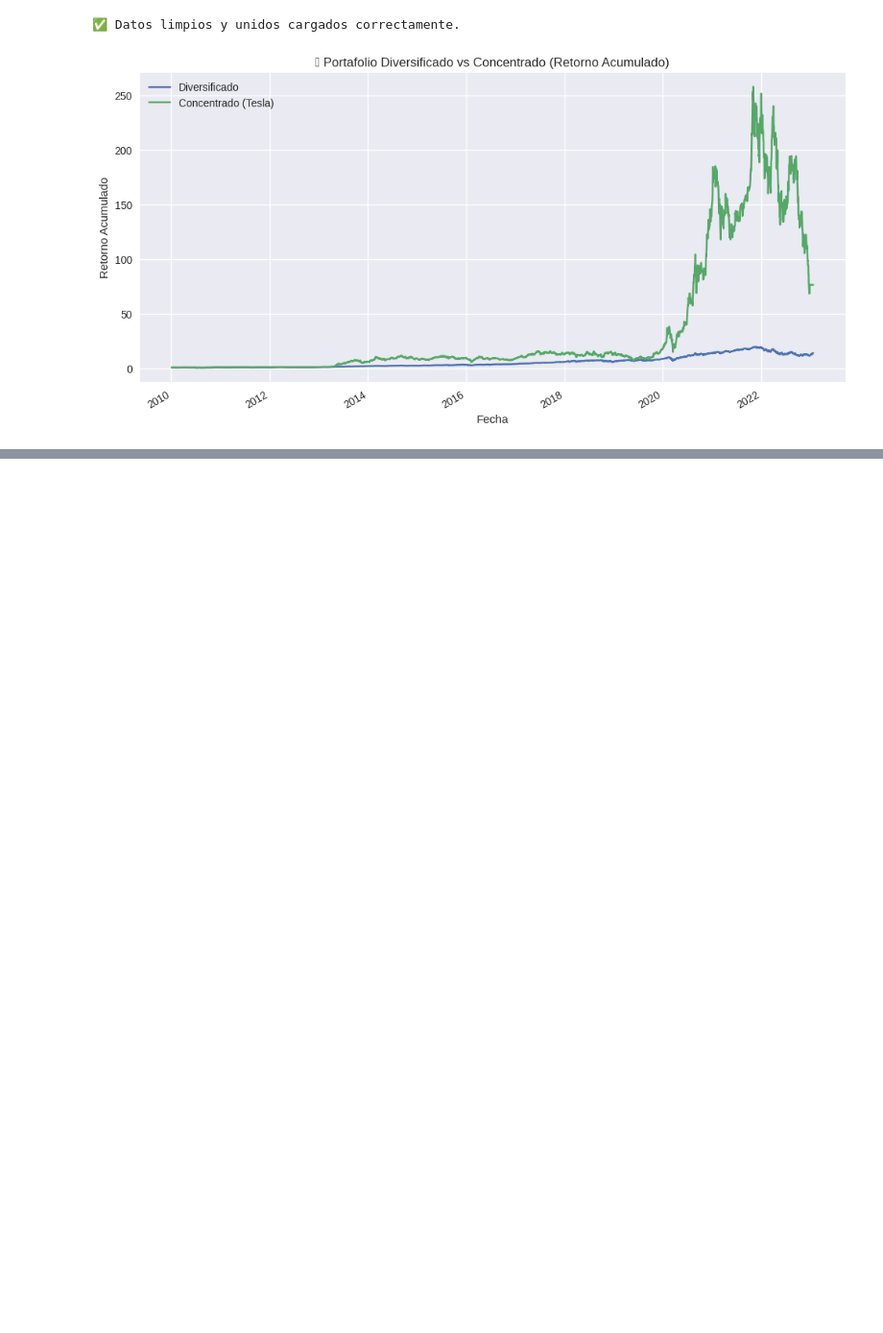
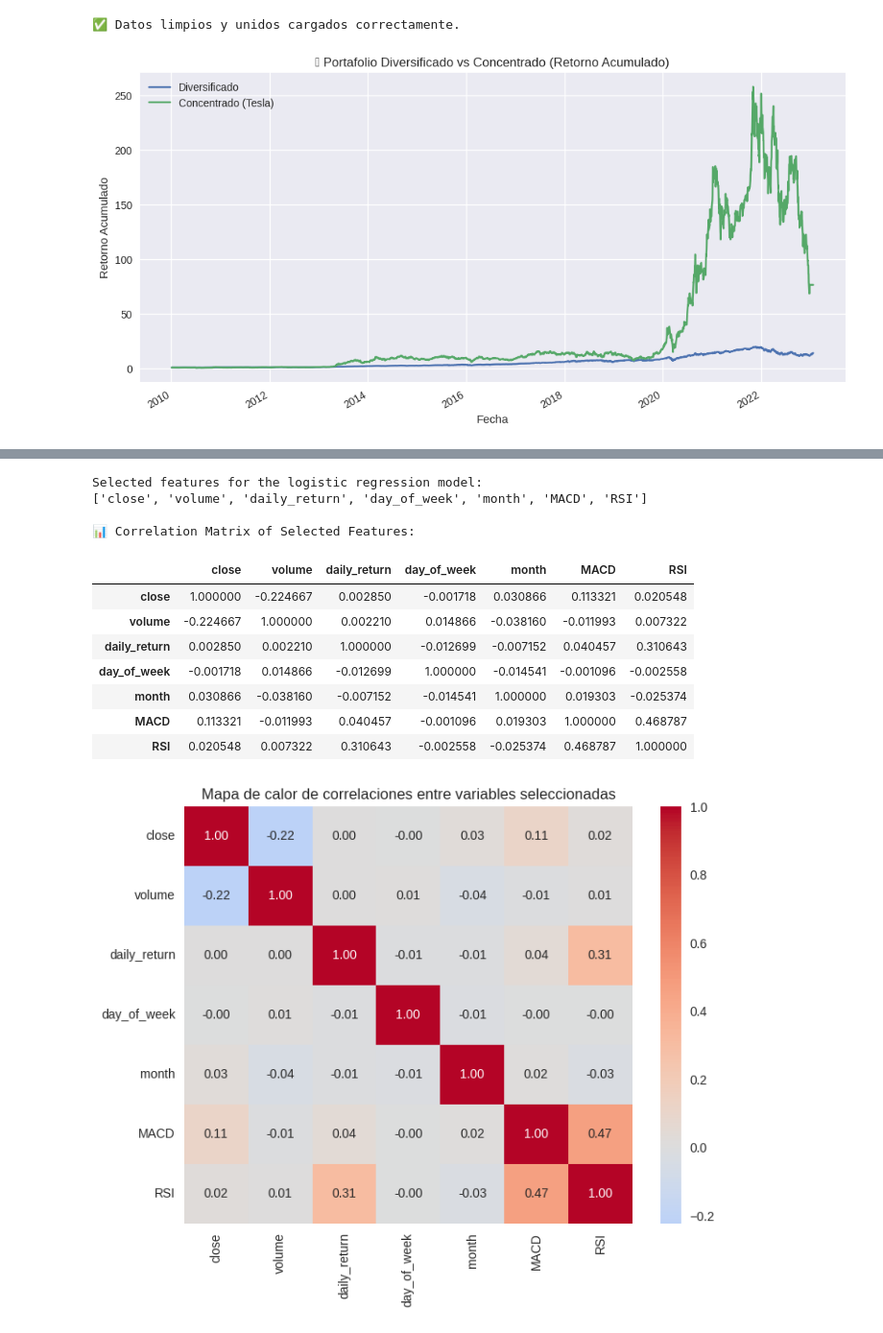
Before and after one commit to carmencamargo3c-coder/googlecolaboratoryproyectoacciones, a Jupyter notebook: Copia_de_Carmenlaboratoriaproyecto3v3.ipynb, the cells around one changed output, grey strips where cells are left out. Shown at 96% size. Cells and saved outputs as stored; diff of their text form; code cells hidden in the pictures; blank space fills up the shorter version.

```diff
--- a/Copia_de_Carmenlaboratoriaproyecto3v3.ipynb
+++ b/Copia_de_Carmenlaboratoriaproyecto3v3.ipynb
@@ -2739,0 +3088,53 @@ else:
+# %%
+# Analyze the correlation matrix to identify highly correlated features
+# Based on the heatmap, the original price columns (open, high, low, close, adj_close)
+# and rolling_mean_close_10d are highly correlated (close to 1 or -1).
+# MACD and Signal_Line are also highly correlated.
+
+# Decision:
+# - Keep one price-related variable (e.g., 'close').
+# - Keep 'volume' as it has low correlation with prices.
+# - Keep 'daily_return' as it's directly related to the target variable.
+# - Keep time-based features ('day_of_week', 'month') as they might capture seasonality.
+# - Keep one of the highly correlated MACD/Signal_Line pair (e.g., 'MACD').
+# - Keep 'RSI' as it shows moderate correlation with daily_return and low correlation with prices.
+
+# Selected features for the logistic regression model
+selected_features = [
+    'close',
+    'volume',
+    'daily_return',
+    'day_of_week',
+    'month',
+    'MACD',
+    'RSI'
+]
+
+print("Selected features for the logistic regression model:")
+print(selected_features)
+
+# Verify the correlation among the selected features (optional, but good practice)
+# Drop rows with NaNs in the selected features before calculating correlation
+corr_matrix_selected = merged[selected_features].dropna().corr(method='pearson')
+
+print("\n📊 Correlation Matrix of Selected Features:")
+display(corr_matrix_selected)
+
+plt.figure(figsize=(8, 6))
+sns.heatmap(corr_matrix_selected, annot=True, cmap='coolwarm', center=0, fmt=".2f")
+plt.title("Mapa de calor de correlaciones entre variables seleccionadas")
+plt.show()
+# %% [output]
+Selected features for the logistic regression model:
+['close', 'volume', 'daily_return', 'day_of_week', 'month', 'MACD', 'RSI']
+
+📊 Correlation Matrix of Selected Features:
+|  | close | volume | daily_return | day_of_week | month | MACD | RSI |
+| close | 1.000000 | -0.224667 | 0.002850 | -0.001718 | 0.030866 | 0.113321 | 0.020548 |
+| volume | -0.224667 | 1.000000 | 0.002210 | 0.014866 | -0.038160 | -0.011993 | 0.007322 |
+| daily_return | 0.002850 | 0.002210 | 1.000000 | -0.012699 | -0.007152 | 0.040457 | 0.310643 |
+| day_of_week | -0.001718 | 0.014866 | -0.012699 | 1.000000 | -0.014541 | -0.001096 | -0.002558 |
+| month | 0.030866 | -0.038160 | -0.007152 | -0.014541 | 1.000000 | 0.019303 | -0.025374 |
+| MACD | 0.113321 | -0.011993 | 0.040457 | -0.001096 | 0.019303 | 1.000000 | 0.468787 |
+| RSI | 0.020548 | 0.007322 | 0.310643 | -0.002558 | -0.025374 | 0.468787 | 1.000000 |
+[figure, added]
```
Also changed, not shown: parts of 32 cells of this notebook.
